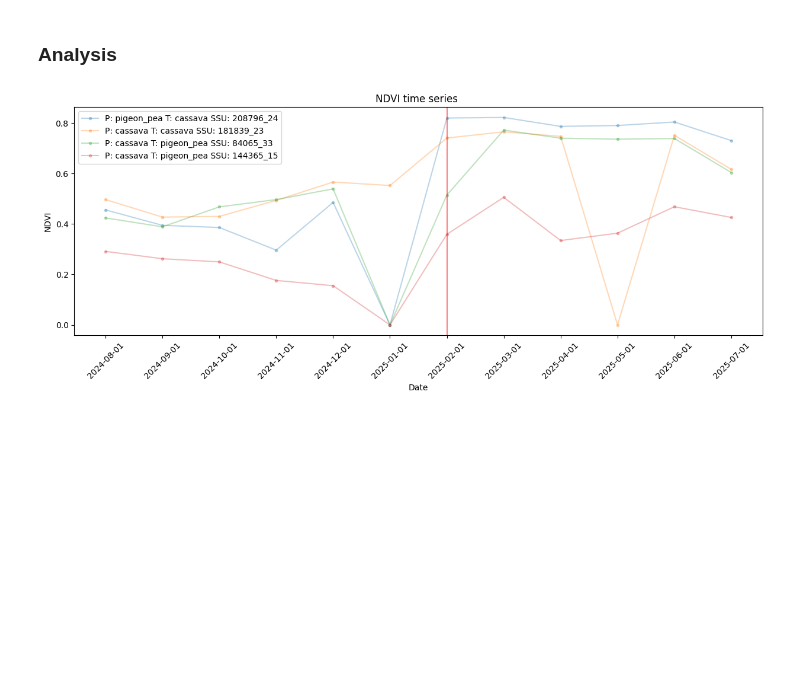
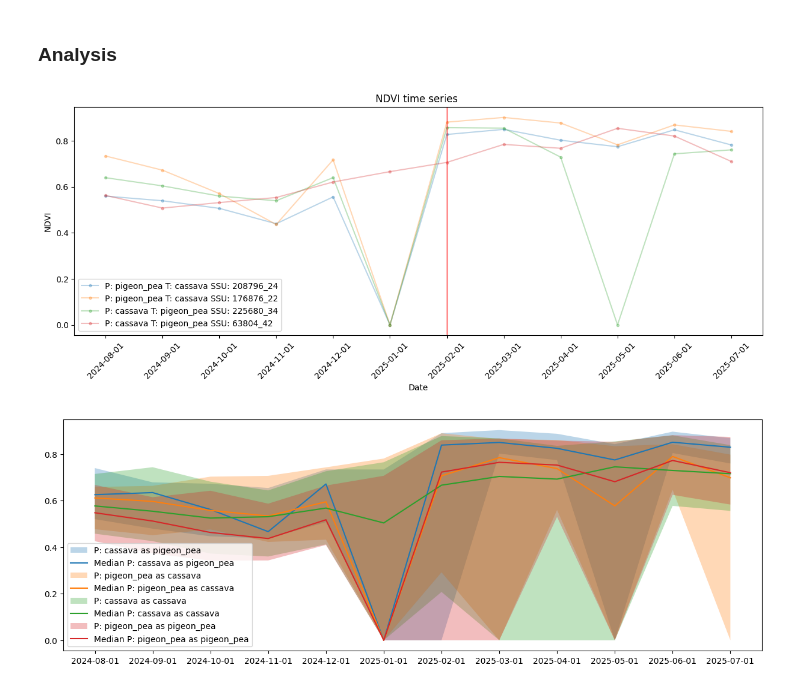
Before and after one commit to WorldCereal/worldcereal-cop4geoglam, a Jupyter notebook: notebooks/data_and_results_investigation.ipynb, the cells around one changed output. Drawn from its saved outputs; the diff is of its cells as text; code cells hidden in the pictures; blank space fills up the shorter version.

Commit message:
added ribbon plot

```diff
--- a/notebooks/data_and_results_investigation.ipynb
+++ b/notebooks/data_and_results_investigation.ipynb
@@ -274,17 +330,24 @@ results = separate_north_south(results)
 # %%
 ssus = sample_cases_of_interest(
     results,
     classes_to_check = [('cassava', 'pigeon_pea')],
     nsamples=2,
     predictor='catboost'
     )
 plot_ndvi_time_series(
     presto_formatted_df=results,
     predictor ='catboost',
     id_ssus=ssus,
 )
+
+plot_ndvi_time_series_percentiles(
+    presto_formatted_df=results,
+    classes_to_check = [('cassava', 'pigeon_pea'), ("cassava","cassava"),("pigeon_pea","pigeon_pea")],
+    predictor='catboost'
+    )
 # %% [output]
-[figure, old version]
+[figure, new version]
+[figure, added]
 # %%
 ssus = sample_cases_of_interest(
     results,
```
Also changed, not shown: parts of 3 cells of this notebook.
